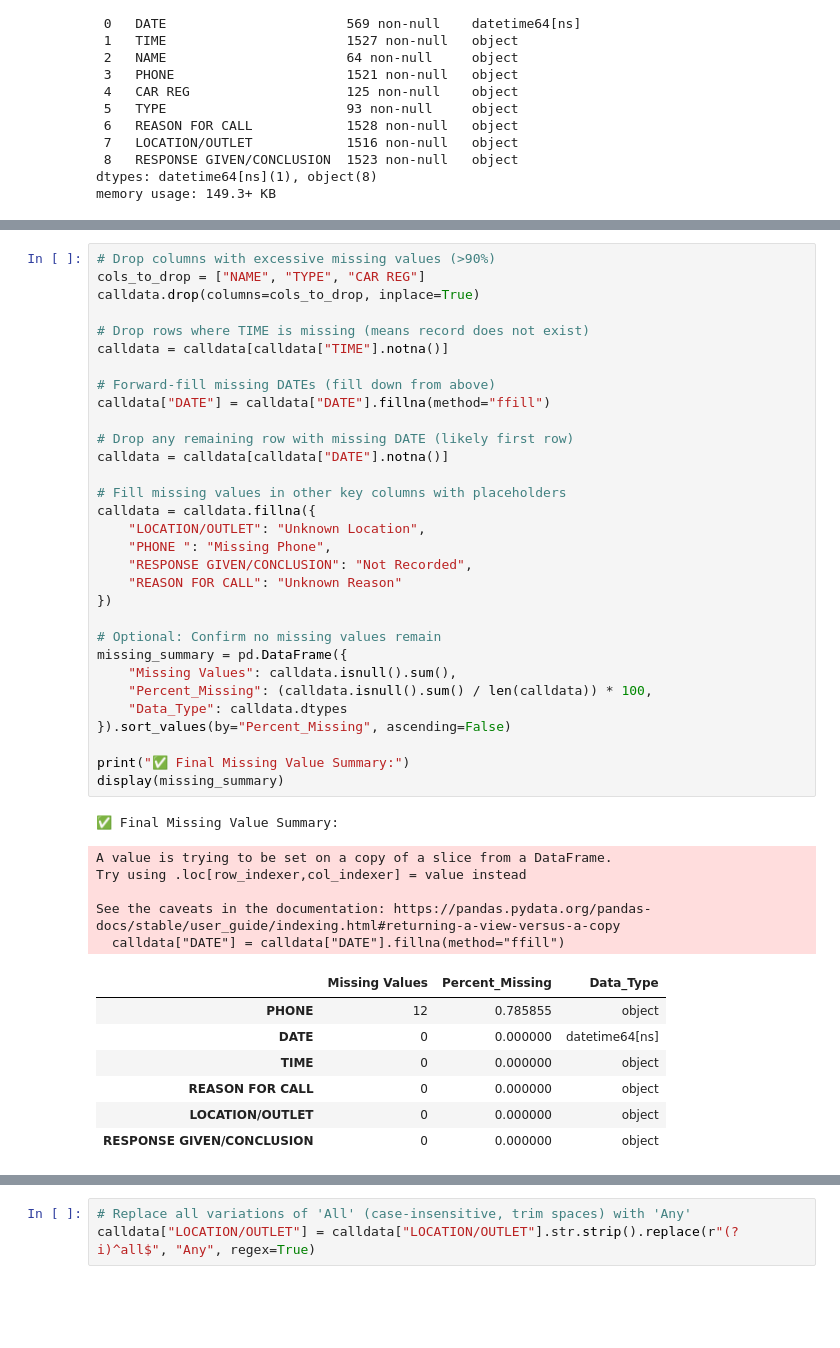
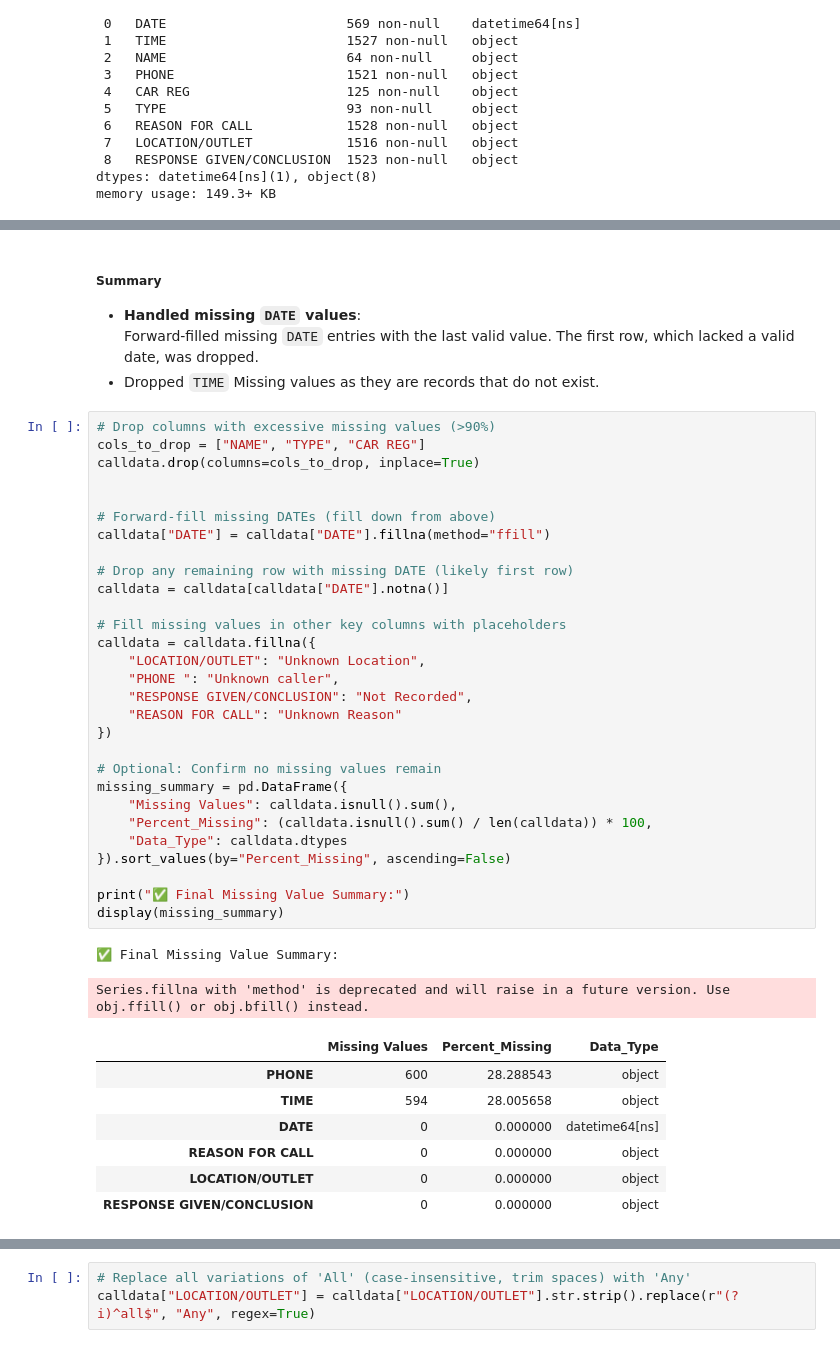
Before and after one commit to RachelinTheLoop/call-center-analytics, a Jupyter notebook: customer_call_analysis.ipynb, the cells around one changed output, grey strips where cells are left out. Saved outputs shown, nothing was run; the diff lists cells and outputs as text; blank space fills up the shorter version.

```diff
--- a/customer_call_analysis.ipynb
+++ b/customer_call_analysis.ipynb
@@ -202,45 +166,46 @@ To prepare the customer care dataset for analysis, we performed the following st
+# %% [markdown]
+##### Summary
+
+
+- **Handled missing `DATE` values**:
+  Forward-filled missing `DATE` entries with the last valid value. The first row, which lacked a valid date, was dropped.
+- Dropped `TIME` Missing values as they are records that do not exist.
 # %%
 # Drop columns with excessive missing values (>90%)
 cols_to_drop = ["NAME", "TYPE", "CAR REG"]
 calldata.drop(columns=cols_to_drop, inplace=True)
 
-# Drop rows where TIME is missing (means record does not exist)
-calldata = calldata[calldata["TIME"].notna()]
 
 # Forward-fill missing DATEs (fill down from above)
 calldata["DATE"] = calldata["DATE"].fillna(method="ffill")
 
 # Drop any remaining row with missing DATE (likely first row)
 calldata = calldata[calldata["DATE"].notna()]
 
 # Fill missing values in other key columns with placeholders
 calldata = calldata.fillna({
     "LOCATION/OUTLET": "Unknown Location",
-    "PHONE ": "Missing Phone",
+    "PHONE ": "Unknown caller",
     "RESPONSE GIVEN/CONCLUSION": "Not Recorded",
     "REASON FOR CALL": "Unknown Reason"
 })
 
 # Optional: Confirm no missing values remain
 missing_summary = pd.DataFrame({
     "Missing Values": calldata.isnull().sum(),
     "Percent_Missing": (calldata.isnull().sum() / len(calldata)) * 100,
     "Data_Type": calldata.dtypes
 }).sort_values(by="Percent_Missing", ascending=False)
 
 print("✅ Final Missing Value Summary:")
 display(missing_summary)
 # %% [output]
 ✅ Final Missing Value Summary:
-A value is trying to be set on a copy of a slice from a DataFrame.
-Try using .loc[row_indexer,col_indexer] = value instead
-
-See the caveats in the documentation: https://pandas.pydata.org/pandas-docs/stable/user_guide/indexing.html#returning-a-view-versus-a-copy
-  calldata["DATE"] = calldata["DATE"].fillna(method="ffill")
+Series.fillna with 'method' is deprecated and will raise in a future version. Use obj.ffill() or obj.bfill() instead.
 |  | Missing Values | Percent_Missing | Data_Type |
-| PHONE | 12 | 0.785855 | object |
+| PHONE | 600 | 28.288543 | object |
+| TIME | 594 | 28.005658 | object |
 | DATE | 0 | 0.000000 | datetime64[ns] |
-| TIME | 0 | 0.000000 | object |
 | REASON FOR CALL | 0 | 0.000000 | object |
 | LOCATION/OUTLET | 0 | 0.000000 | object |
 | RESPONSE GIVEN/CONCLUSION | 0 | 0.000000 | object |
```
Also changed, not shown: parts of 49 cells of this notebook, 12 other files.
